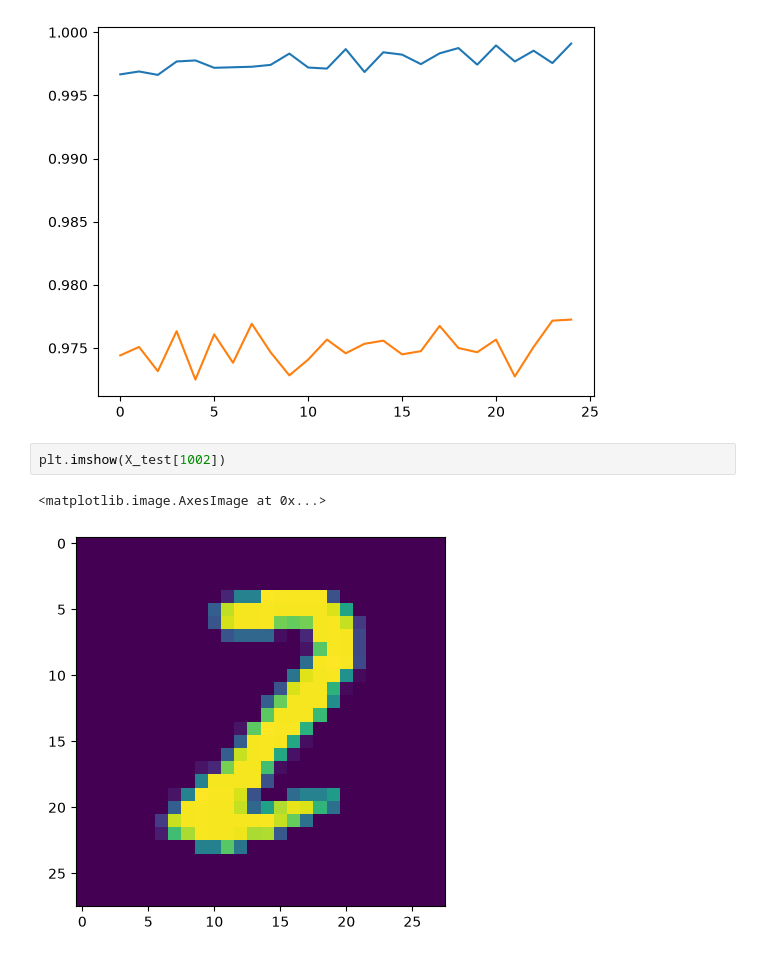
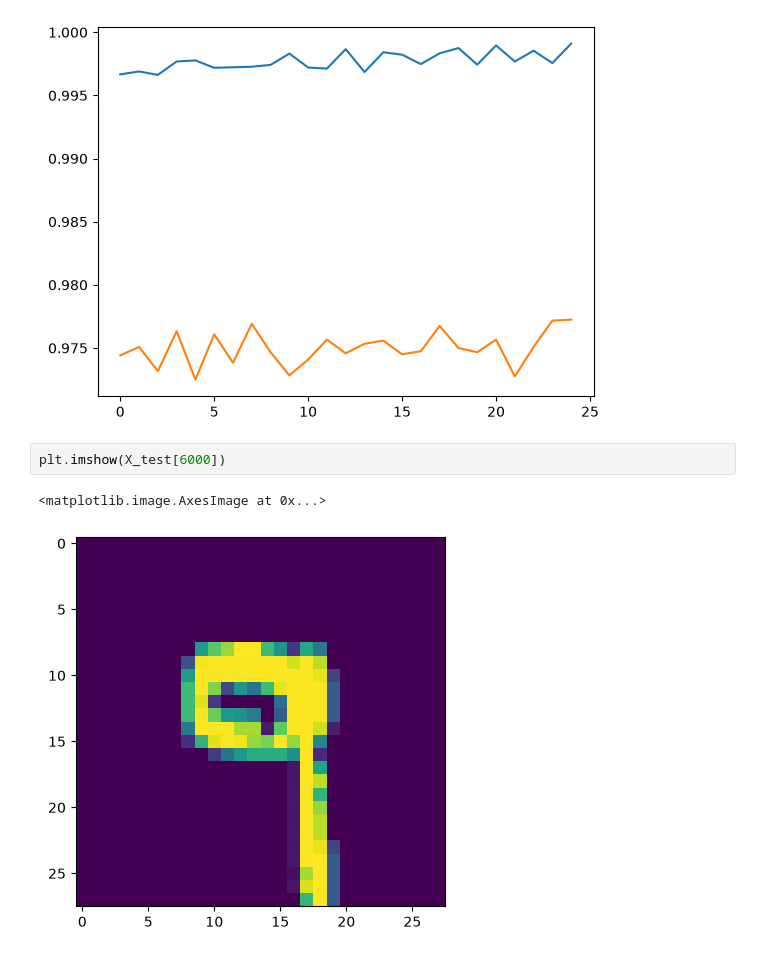
Before and after one commit to rahul-gitt/Deep-Learning, a Jupyter notebook: ANN/mnist-classification.ipynb/main.ipynb, the cells around one changed output. Saved outputs shown, nothing was run; the diff lists cells and outputs as text.

```diff
--- a/ANN/mnist-classification.ipynb/main.ipynb
+++ b/ANN/mnist-classification.ipynb/main.ipynb
@@ -112,8 +112,8 @@ plt.plot(history.history['val_accuracy'])
 [<matplotlib.lines.Line2D at 0x...>]
 [figure]
 # %%
-plt.imshow(X_test[1002])
+plt.imshow(X_test[6000])
 # %% [output]
 <matplotlib.image.AxesImage at 0x...>
-[figure, old version]
+[figure, new version]
 # %%
```
Also changed, not shown: parts of 1 cell of this notebook.
